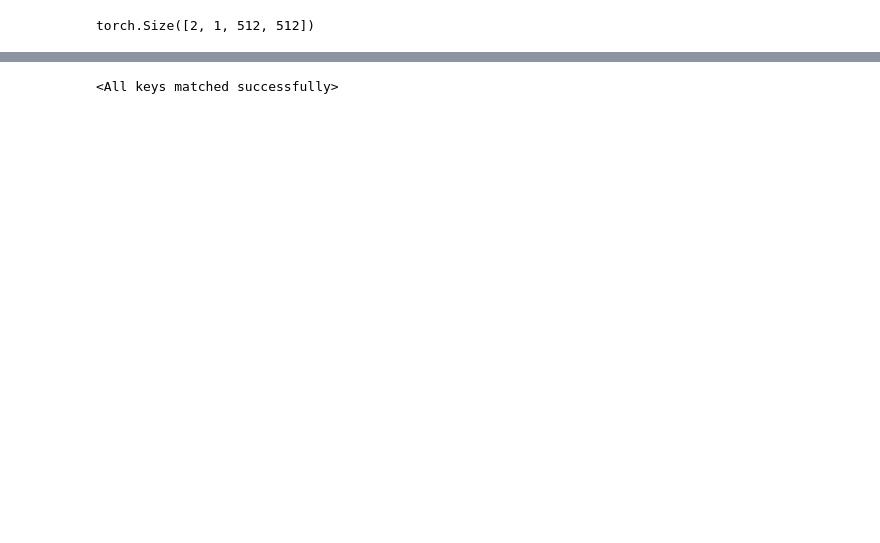
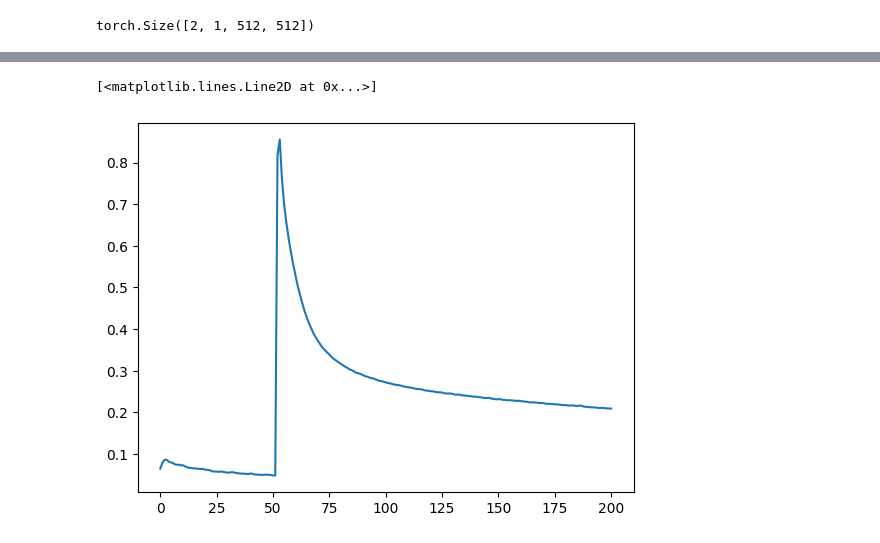
Before and after one commit to meysam-kazemi/drive-unet, a Jupyter notebook: unet.ipynb, the cells around one changed output, grey strips where cells are left out. Drawn from its saved outputs; the diff is of its cells as text; code cells hidden in the pictures; blank space fills up the shorter version.

```diff
--- a/unet.ipynb
+++ b/unet.ipynb
@@ -226,9 +540,12 @@ torch.Size([2, 1, 512, 512])
+# %%
+plt.plot(history['train_loss'])
+# %% [output]
+[<matplotlib.lines.Line2D at 0x...>]
+[figure, added]
 # %%
 # Load pre-trained Model
-checkpoint = torch.load("models/unet-last-epoch.pth")
+checkpoint = torch.load("models/unet-last-epoch80.pth")
 model.load_state_dict(checkpoint['state_dict'])
-# %% [output]
-<All keys matched successfully>
 # %%
 def evaluate(model, loader, loss_fn, device):
     epoch_loss = 0.0
```
Also changed, not shown: parts of 39 cells of this notebook.
